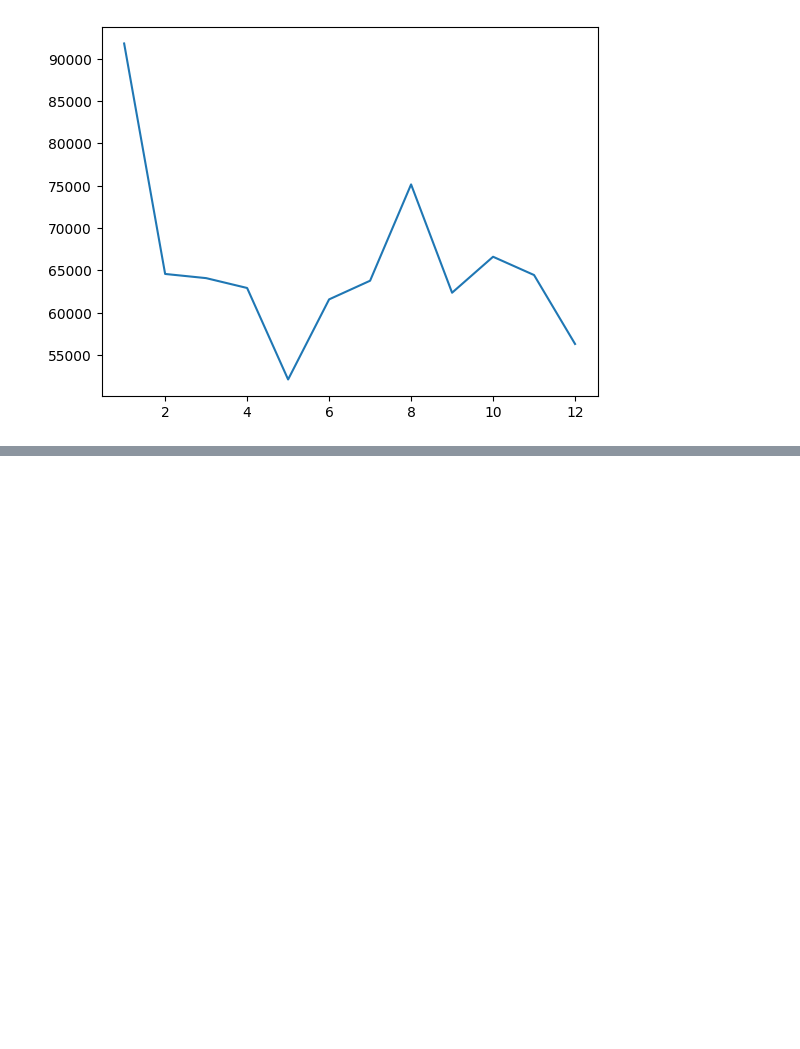
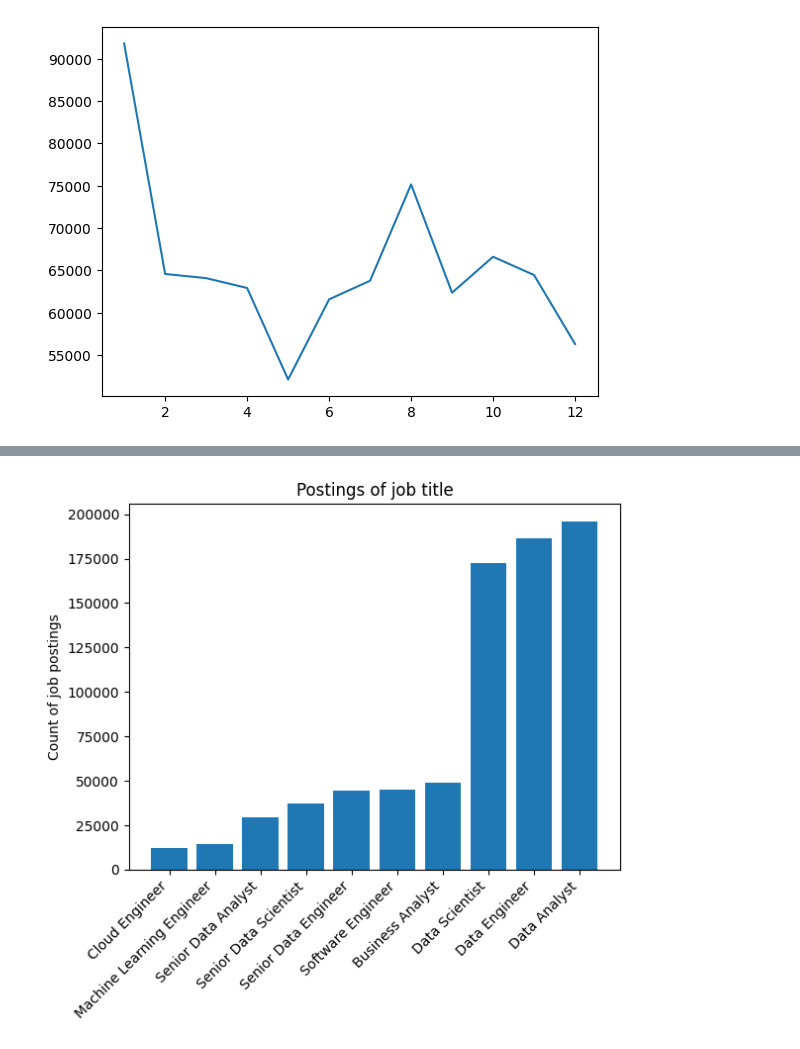
Before and after one commit to C0deB3ast/Data_analysis_work, a Jupyter notebook: Matplotlib.ipynb, the cells around one changed output, grey strips where cells are left out. Drawn from its saved outputs; the diff is of its cells as text; code cells hidden in the pictures; blank space fills up the shorter version.

```diff
--- a/Matplotlib.ipynb
+++ b/Matplotlib.ipynb
@@ -87,0 +105,3 @@ plt.plot(monthly_counts.index, monthly_counts)
+# %%
+job_counts = df.job_title_short.value_counts()
+job_counts
@@ -87,0 +122,8 @@ plt.plot(monthly_counts.index, monthly_counts)
+# %%
+plt.bar(job_counts.index, job_counts)
+plt.title('Postings of job title')
+plt.ylabel('Count of job postings')
+plt.xticks(rotation=45, ha='right')
+plt.show()
+# %% [output]
+[figure, added]
```
Also changed, not shown: parts of 5 cells of this notebook.
